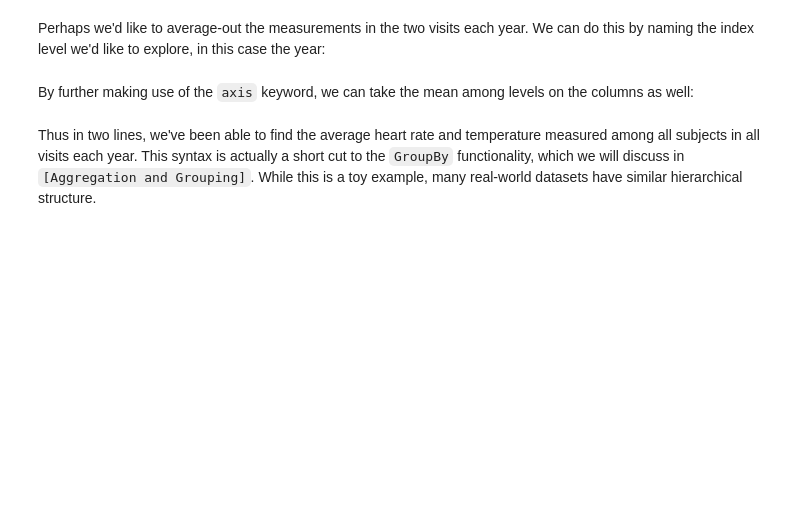
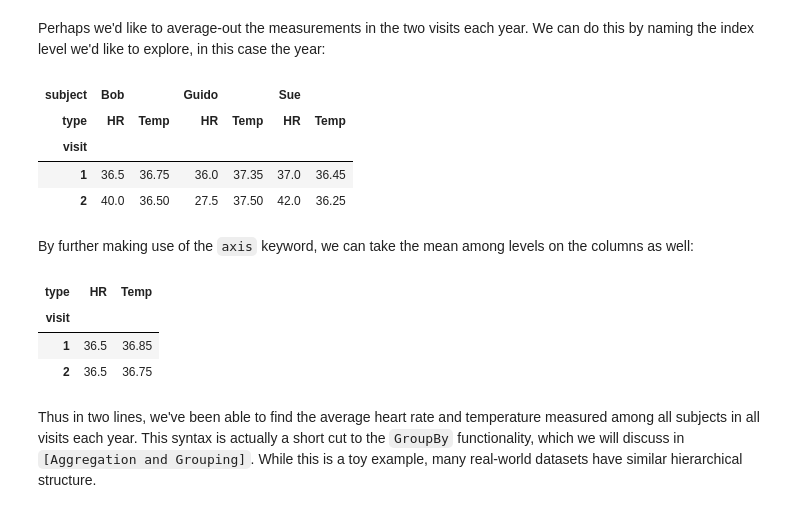
Before and after one commit to chittoorking/PDS_codes, a Jupyter notebook: Copy_of_03_05_Hierarchical_Indexing.ipynb, the cells around one changed output. Saved outputs shown, nothing was run; the diff lists cells and outputs as text; code cells hidden in the pictures; blank space fills up the shorter version.

```diff
--- a/Copy_of_03_05_Hierarchical_Indexing.ipynb
+++ b/Copy_of_03_05_Hierarchical_Indexing.ipynb
@@ -468,12 +736,23 @@ health_data
 # %% [markdown]
 Perhaps we'd like to average-out the measurements in the two visits each year. We can do this by naming the index level we'd like to explore, in this case the year:
 # %%
-data_mean = health_data.mean(level='year')
+data_mean = health_data.mean(level='visit')
 data_mean
+# %% [output]
+| subject | Bob |  | Guido |  | Sue |  |
+| type | HR | Temp | HR | Temp | HR | Temp |
+| visit |  |  |  |  |  |  |
+| 1 | 36.5 | 36.75 | 36.0 | 37.35 | 37.0 | 36.45 |
+| 2 | 40.0 | 36.50 | 27.5 | 37.50 | 42.0 | 36.25 |
 # %% [markdown]
 By further making use of the ``axis`` keyword, we can take the mean among levels on the columns as well:
 # %%
 data_mean.mean(axis=1, level='type')
+# %% [output]
+| type | HR | Temp |
+| visit |  |  |
+| 1 | 36.5 | 36.85 |
+| 2 | 36.5 | 36.75 |
 # %% [markdown]
 Thus in two lines, we've been able to find the average heart rate and temperature measured among all subjects in all visits each year.
 This syntax is actually a short cut to the ``GroupBy`` functionality, which we will discuss in `[Aggregation and Grouping]`.
```
Also changed, not shown: parts of 41 cells of this notebook.
